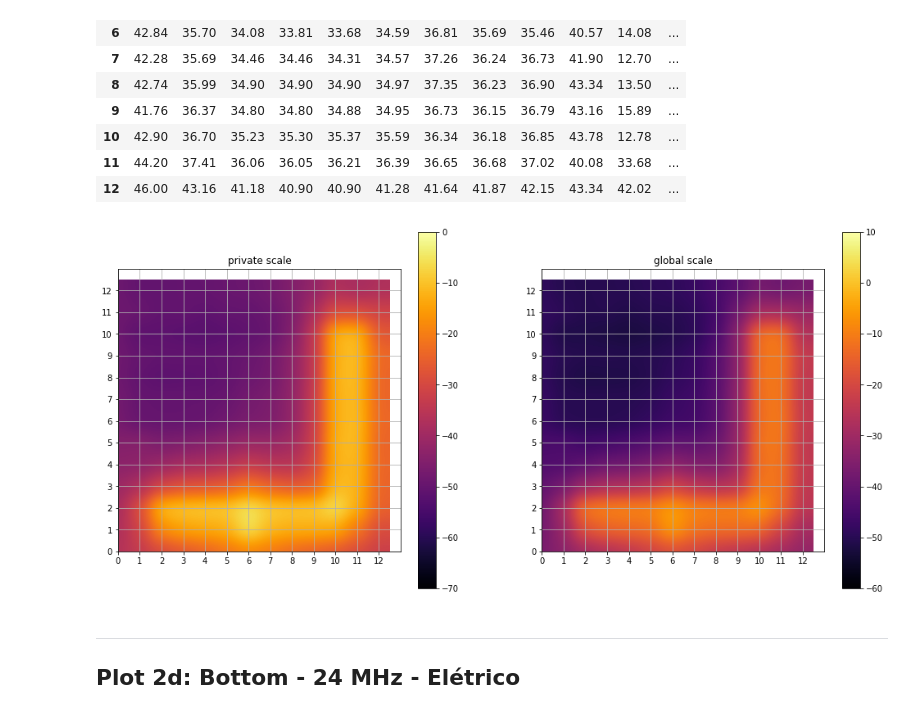
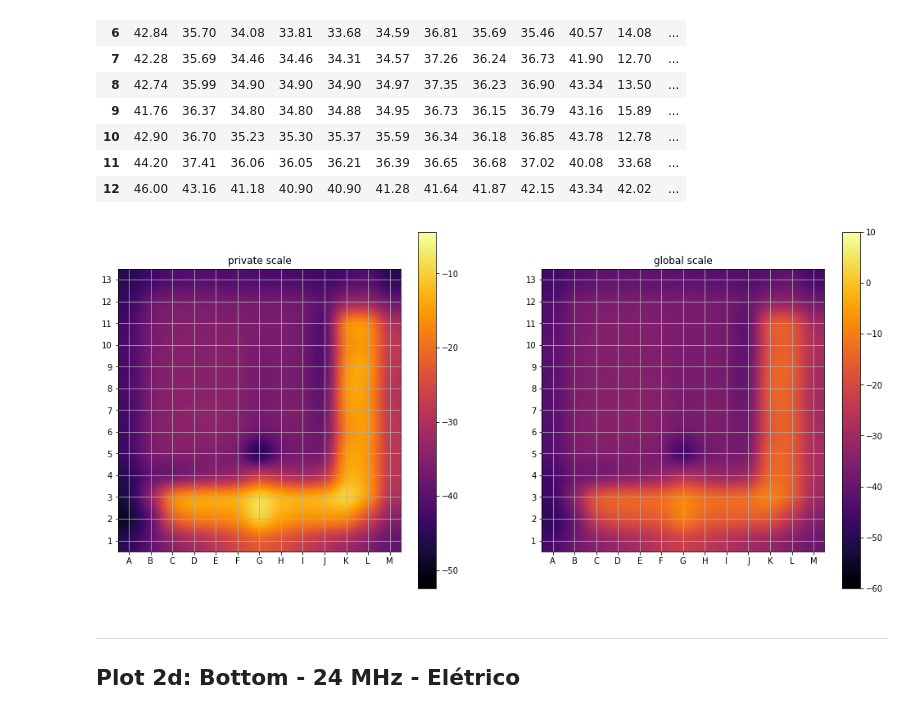
Before and after one commit to lsmanoel/CEM_4, a Jupyter notebook: out_2d_open_matrix_csv.ipynb, the cells around one changed output. Drawn from its saved outputs; the diff is of its cells as text; code cells hidden in the pictures.

```diff
--- a/out_2d_open_matrix_csv.ipynb
+++ b/out_2d_open_matrix_csv.ipynb
@@ -49,6 +58,15 @@ plot_layout = (1, 2)
 # %%
 elc_global_scale = (10, -60)
-elc_private_scale = ( 0, -70)
+elc_private_scale = ((
+    np.max(np.array([*elc_plane_bottom_24_MHz,
+                     *elc_plane_bottom_500_KHz,
+                     *elc_plane_top_24_MHz,
+                     *elc_plane_top_500_KHz])),
+    np.min(np.array([*elc_plane_bottom_24_MHz,
+                     *elc_plane_bottom_500_KHz,
+                     *elc_plane_top_24_MHz,
+                     *elc_plane_top_500_KHz])))
+)
 
 elc_cube_range = cube_range
 
@@ -232,6 +275,8 @@ pd_elc_plane_top_24_MHz
 | 10 | 42.90 | 36.70 | 35.23 | 35.30 | 35.37 | 35.59 | 36.34 | 36.18 | 36.85 | 43.78 | 12.78 | ... |
 | 11 | 44.20 | 37.41 | 36.06 | 36.05 | 36.21 | 36.39 | 36.65 | 36.68 | 37.02 | 40.08 | 33.68 | ... |
 | 12 | 46.00 | 43.16 | 41.18 | 40.90 | 40.90 | 41.28 | 41.64 | 41.87 | 42.15 | 43.34 | 42.02 | ... |
+# %%
+ Z = elc_plane_top_24_MHz
 # %%
 Z = Z[elc_cube_range[0]:elc_cube_range[1], elc_cube_range[0]:elc_cube_range[1]]
 
@@ -252,39 +297,45 @@ img = ax.imshow(Z,
                 vmin = elc_private_scale[1])
 
 fig.colorbar(img, ax=ax)
 
-ax.set_xlim([cube_range[0], cube_range[1]])
-ax.set_ylim([cube_range[0], cube_range[1]])
+ax.set_xlim([cube_range[0] - .5, cube_range[1] - .5])
+ax.set_ylim([cube_range[0] - .5, cube_range[1] - .5])
 
 ax.set_xticks(np.arange(cube_range[0], cube_range[1],1))
 ax.set_yticks(np.arange(cube_range[0], cube_range[1],1))
+
+ax.xaxis.set_major_formatter(xticks_formatter)
+ax.yaxis.set_major_formatter(yticks_formatter)
 
 ax.grid(True)
 
 # ==============================================================================
 ax = fig.add_subplot(elc_plot_layout[0], elc_plot_layout[1], 2)
 ax.set_title('global scale')
 
 img = ax.imshow(Z,
                 interpolation ='gaussian',
                 cmap ='inferno',
                 vmax = elc_global_scale[0],
                 vmin = elc_global_scale[1])
 
 fig.colorbar(img, ax=ax)
 
-ax.set_xlim([cube_range[0], cube_range[1]])
-ax.set_ylim([cube_range[0], cube_range[1]])
+ax.set_xlim([cube_range[0] - .5, cube_range[1] - .5])
+ax.set_ylim([cube_range[0] - .5, cube_range[1] - .5])
 
+ax.set_yticks(np.arange(cube_range[0], cube_range[1],1))
 ax.set_xticks(np.arange(cube_range[0], cube_range[1],1))
-ax.set_yticks(np.arange(cube_range[0], cube_range[1],1))
+
+ax.xaxis.set_major_formatter(xticks_formatter)
+ax.yaxis.set_major_formatter(yticks_formatter)
 
 ax.grid(True)
 
 #===============================================================================
 plt.show()
 # %% [output]
-[figure, old version]
+[figure, new version]
 # %% [markdown]
 ---
 ##  Plot 2d: Bottom - 24  MHz  - Elétrico
```
Also changed, not shown: parts of 14 cells of this notebook.
